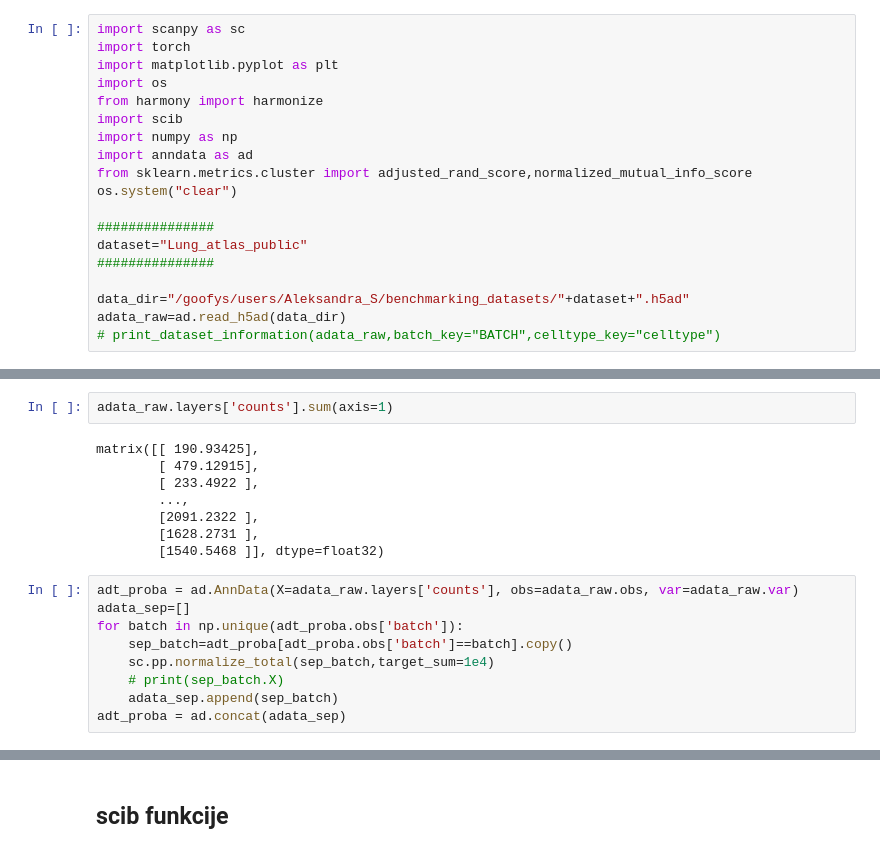
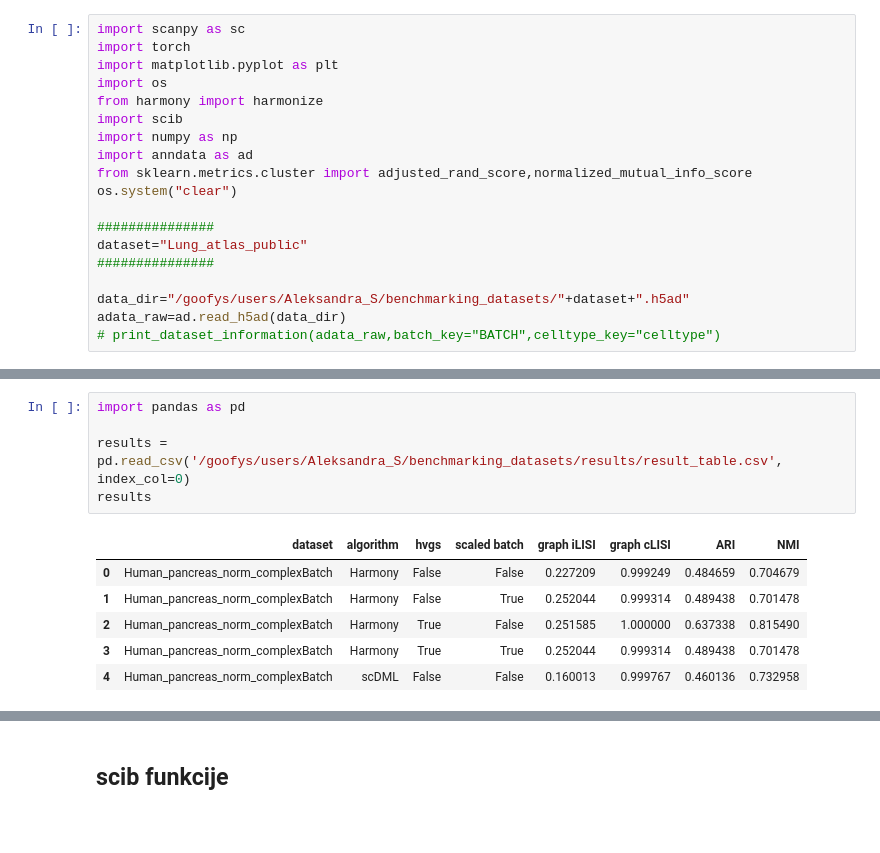
Before and after one commit to aleksstan96/Batch-Effect-Removal-Benchmarking, a Jupyter notebook: harmony/harmony_pytorch_lung.ipynb, the cells around one changed output, grey strips where cells are left out. Saved outputs shown, nothing was run; the diff lists cells and outputs as text; blank space fills up the shorter version.

```diff
--- a/harmony/harmony_pytorch_lung.ipynb
+++ b/harmony/harmony_pytorch_lung.ipynb
@@ -54,19 +20,12 @@ matrix([[ 138.27654],
-# %%
-adata_raw.layers['counts'].sum(axis=1)
-# %% [output]
-matrix([[ 190.93425],
-        [ 479.12915],
-        [ 233.4922 ],
-        ...,
-        [2091.2322 ],
-        [1628.2731 ],
-        [1540.5468 ]], dtype=float32)
-# %%
-adt_proba = ad.AnnData(X=adata_raw.layers['counts'], obs=adata_raw.obs, var=adata_raw.var)
-adata_sep=[]
-for batch in np.unique(adt_proba.obs['batch']):
-    sep_batch=adt_proba[adt_proba.obs['batch']==batch].copy()
-    sc.pp.normalize_total(sep_batch,target_sum=1e4)
-    # print(sep_batch.X)
-    adata_sep.append(sep_batch)
-adt_proba = ad.concat(adata_sep)
+# %%
+import pandas as pd
+
+results = pd.read_csv('/goofys/users/Aleksandra_S/benchmarking_datasets/results/result_table.csv', index_col=0)
+results
+# %% [output]
+|  | dataset | algorithm | hvgs | scaled batch | graph iLISI | graph cLISI | ARI | NMI |
+| 0 | Human_pancreas_norm_complexBatch | Harmony | False | False | 0.227209 | 0.999249 | 0.484659 | 0.704679 |
+| 1 | Human_pancreas_norm_complexBatch | Harmony | False | True | 0.252044 | 0.999314 | 0.489438 | 0.701478 |
+| 2 | Human_pancreas_norm_complexBatch | Harmony | True | False | 0.251585 | 1.000000 | 0.637338 | 0.815490 |
+| 3 | Human_pancreas_norm_complexBatch | Harmony | True | True | 0.252044 | 0.999314 | 0.489438 | 0.701478 |
+| 4 | Human_pancreas_norm_complexBatch | scDML | False | False | 0.160013 | 0.999767 | 0.460136 | 0.732958 |
```
Also changed, not shown: parts of 19 cells of this notebook, 4 other files.
